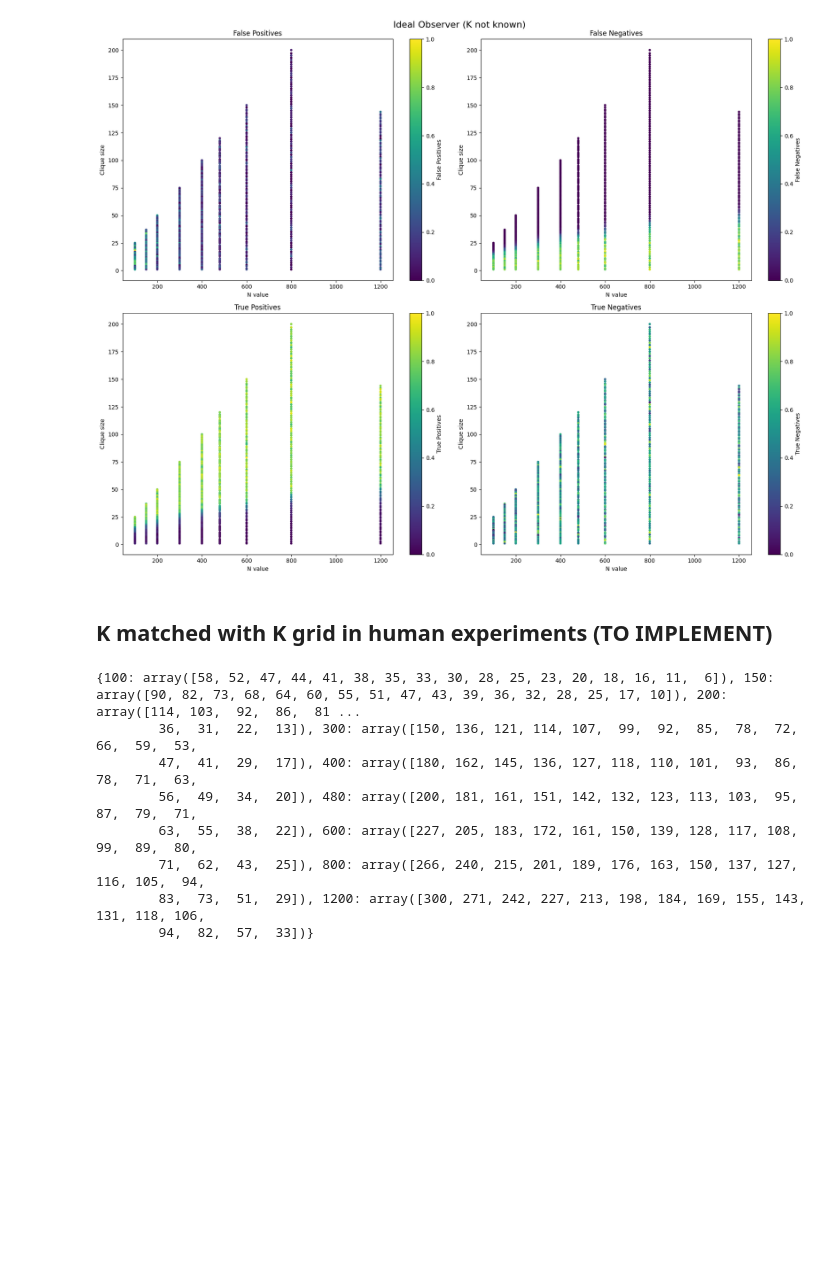
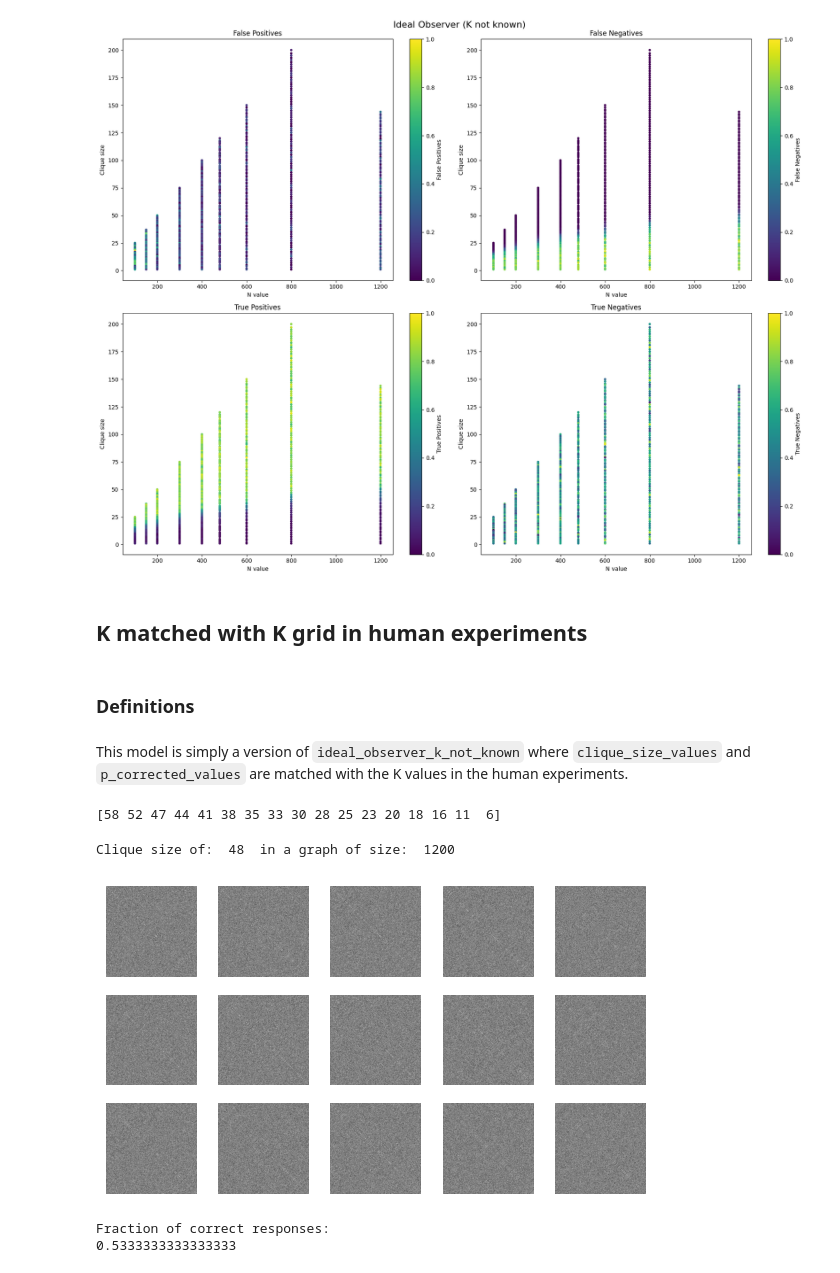
Before and after one commit to danieletirinnanzi/HUPLACLIP-NNs, a Jupyter notebook: scripts/Ideal-observer_performance/Ideal-observer_performance.ipynb, the cells around one changed output. Cells and saved outputs as stored; diff of their text form; code cells hidden in the pictures; blank space fills up the shorter version.

Commit message:
implemented and tested ideal-observer-k-not-known_human-grid

```diff
--- a/scripts/Ideal-observer_performance/Ideal-observer_performance.ipynb
+++ b/scripts/Ideal-observer_performance/Ideal-observer_performance.ipynb
@@ -614,10 +614,14 @@ plt.show()
 Configuration file loaded successfully.
 [figure]
 # %% [markdown]
-## K matched with K grid in human experiments (TO IMPLEMENT)
+## K matched with K grid in human experiments
+# %% [markdown]
+### Definitions
+# %% [markdown]
+This model is simply a version of `ideal_observer_k_not_known` where `clique_size_values` and `p_corrected_values` are matched with the K values in the human experiments.
 # %%
 # defining grid of K values (sqrt-grid) used in human experiments:
-K_grid = {
+K_grid_human_exps = {
     100: np.array([58, 52, 47, 44, 41, 38, 35, 33, 30, 28, 25, 23, 20, 18, 16, 11,  6]),
     150: np.array([90, 82, 73, 68, 64, 60, 55, 51, 47, 43, 39, 36, 32, 28, 25, 17, 10]),
     200: np.array([114, 103,  92,  86,  81,  75,  70,  64,  59,  54,  50,  45, 40, 36,  31,  22,  13]),
@@ -628,13 +632,39 @@ K_grid = {
     800: np.array([266, 240, 215, 201, 189, 176, 163, 150, 137, 127, 116, 105,  94, 83,  73,  51,  29]),
     1200: np.array([300, 271, 242, 227, 213, 198, 184, 169, 155, 143, 131, 118, 106, 94,  82,  57,  33])
 }
-print(K_grid)
+print(K_grid_human_exps[100])
 # %% [output]
-{100: array([58, 52, 47, 44, 41, 38, 35, 33, 30, 28, 25, 23, 20, 18, 16, 11,  6]), 150: array([90, 82, 73, 68, 64, 60, 55, 51, 47, 43, 39, 36, 32, 28, 25, 17, 10]), 200: array([114, 103,  92,  86,  81 ...
-        36,  31,  22,  13]), 300: array([150, 136, 121, 114, 107,  99,  92,  85,  78,  72,  66,  59,  53,
-        47,  41,  29,  17]), 400: array([180, 162, 145, 136, 127, 118, 110, 101,  93,  86,  78,  71,  63,
-        56,  49,  34,  20]), 480: array([200, 181, 161, 151, 142, 132, 123, 113, 103,  95,  87,  79,  71,
-        63,  55,  38,  22]), 600: array([227, 205, 183, 172, 161, 150, 139, 128, 117, 108,  99,  89,  80,
-        71,  62,  43,  25]), 800: array([266, 240, 215, 201, 189, 176, 163, 150, 137, 127, 116, 105,  94,
-        83,  73,  51,  29]), 1200: array([300, 271, 242, 227, 213, 198, 184, 169, 155, 143, 131, 118, 106,
-        94,  82,  57,  33])}
+[58 52 47 44 41 38 35 33 30 28 25 23 20 18 16 11  6]
+# %%
+# test of model on task instance
+N_value = 1200   #CHANGE THIS
+clique_size_fraction = 0.04 # CHANGE THIS
+print("Clique size of: ", int(clique_size_fraction*N_value), " in a graph of size: ", N_value)
+# visualizing input for 15 graphs, "p_reduce"
+graphs_with_clique = graphs_gen.generate_batch(15, N_value, np.repeat([int(clique_size_fraction*N_value)],15), "p_reduce", False, p_clique=1)
+# Show 15 graphs
+fig, axes = plt.subplots(3, 5, figsize=(7, 4))
+for i in range(15):
+    row = i // 5
+    col = i % 5
+    axes[row, col].imshow(np.squeeze(graphs_with_clique[0][i]), cmap='gray_r')
+    axes[row, col].axis('off')
+plt.show()
+# testing ideal observer on this graph:
+clique_size_values = K_grid_human_exps[N_value]
+p_corrected_values = p_correction(0.5, N_value, clique_size_values)
+
+# DEBUGGING
+# print("Clique size values:")
+# print(clique_size_values)
+# print("p_corrected values:")
+# print(p_corrected_values)
+
+decision_variable = ideal_observer_k_not_known(graphs_with_clique[0], N_value, clique_size_values, p_corrected_values)
+print("Fraction of correct responses:")
+print(np.sum(decision_variable == graphs_with_clique[1]) / 15)
+# %% [output]
+Clique size of:  48  in a graph of size:  1200
+[figure, added]
+Fraction of correct responses:
+0.5333333333333333
```
Also changed, not shown: parts of 10 cells of this notebook, 19 other files.
